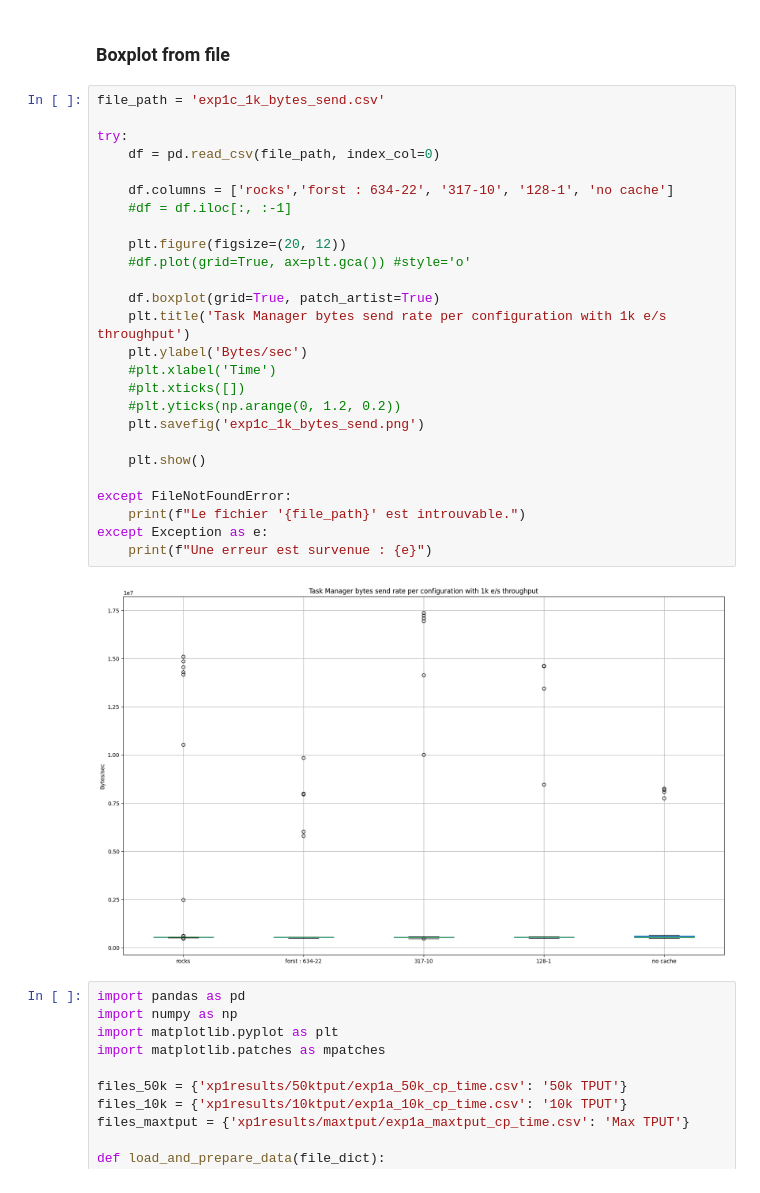
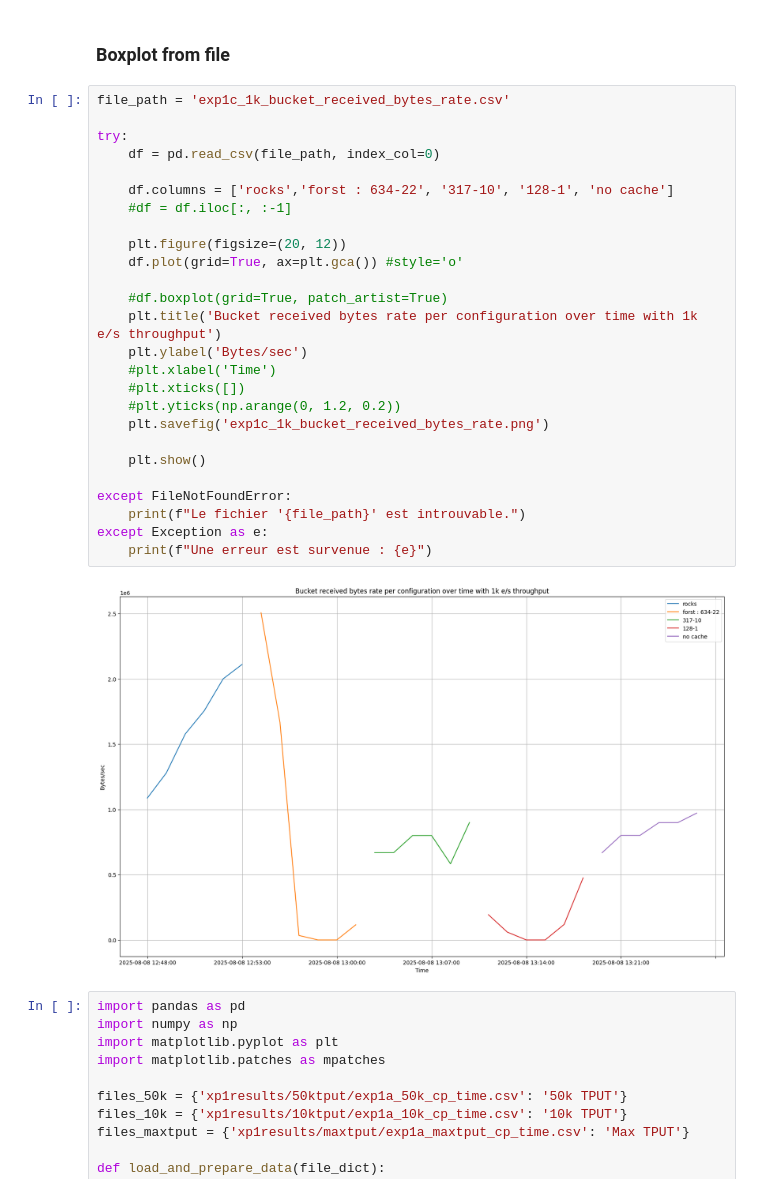
Before and after one commit to alugand/flink-justin, a Jupyter notebook: notebooks/forst/motivation/exp1c/xp1cresults/1ktput/exp1c.ipynb, the cells around one changed output. Saved outputs shown, nothing was run; the diff lists cells and outputs as text.

```diff
--- a/notebooks/forst/motivation/exp1c/xp1cresults/1ktput/exp1c.ipynb
+++ b/notebooks/forst/motivation/exp1c/xp1cresults/1ktput/exp1c.ipynb
@@ -143,33 +143,33 @@ File saved : 'exp1c_50k_operation_request_rate.csv'
 # %% [markdown]
 ### Boxplot from file
 # %%
-file_path = 'exp1c_1k_bytes_send.csv'
+file_path = 'exp1c_1k_bucket_received_bytes_rate.csv'
 
 try:
     df = pd.read_csv(file_path, index_col=0)
 
     df.columns = ['rocks','forst : 634-22', '317-10', '128-1', 'no cache']
     #df = df.iloc[:, :-1]
 
     plt.figure(figsize=(20, 12))
-    #df.plot(grid=True, ax=plt.gca()) #style='o'
+    df.plot(grid=True, ax=plt.gca()) #style='o'
 
-    df.boxplot(grid=True, patch_artist=True)
-    plt.title('Task Manager bytes send rate per configuration with 1k e/s throughput')
+    #df.boxplot(grid=True, patch_artist=True)
+    plt.title('Bucket received bytes rate per configuration over time with 1k e/s throughput')
     plt.ylabel('Bytes/sec')
     #plt.xlabel('Time')
     #plt.xticks([])
     #plt.yticks(np.arange(0, 1.2, 0.2))
-    plt.savefig('exp1c_1k_bytes_send.png')
+    plt.savefig('exp1c_1k_bucket_received_bytes_rate.png')
 
     plt.show()
 
 except FileNotFoundError:
     print(f"Le fichier '{file_path}' est introuvable.")
 except Exception as e:
     print(f"Une erreur est survenue : {e}")
 # %% [output]
-[figure, old version]
+[figure, new version]
 # %%
 import pandas as pd
 import numpy as np
```
Also changed, not shown: 37 other files.
